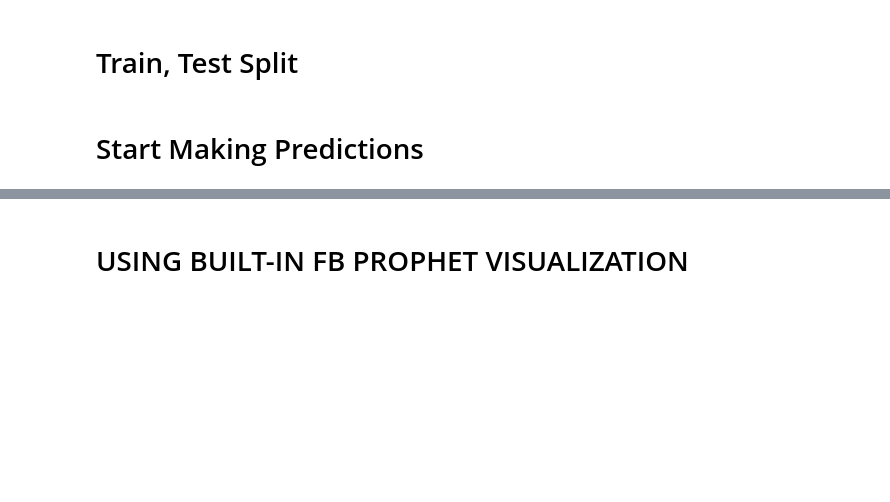
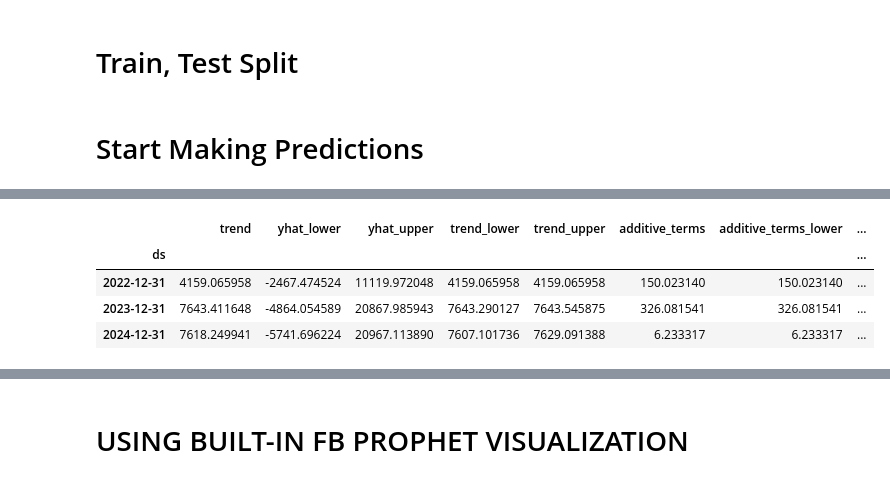
Before and after one commit to fazalpge/product_forecasting, a Jupyter notebook: Prophet_Time_series.ipynb, the cells around one changed output, grey strips where cells are left out. Saved outputs shown, nothing was run; the diff lists cells and outputs as text; code cells hidden in the pictures; blank space fills up the shorter version.

```diff
--- a/Prophet_Time_series.ipynb
+++ b/Prophet_Time_series.ipynb
@@ -142,2 +203,12 @@ forecast[['ds', 'yhat', 'yhat_lower', 'yhat_upper']].tail()
+# %%
+# Aggregate predictions on a yearly basis
+yearly_predictions = forecast.resample('Y', on='ds').sum()
+yearly_predictions
+# %% [output]
+|  | trend | yhat_lower | yhat_upper | trend_lower | trend_upper | additive_terms | additive_terms_lower | ... |
+| ds |  |  |  |  |  |  |  | ... |
+| 2022-12-31 | 4159.065958 | -2467.474524 | 11119.972048 | 4159.065958 | 4159.065958 | 150.023140 | 150.023140 | ... |
+| 2023-12-31 | 7643.411648 | -4864.054589 | 20867.985943 | 7643.290127 | 7643.545875 | 326.081541 | 326.081541 | ... |
+| 2024-12-31 | 7618.249941 | -5741.696224 | 20967.113890 | 7607.101736 | 7629.091388 | 6.233317 | 6.233317 | ... |
 # %%
 test.tail()
```
Also changed, not shown: parts of 12 cells of this notebook.
